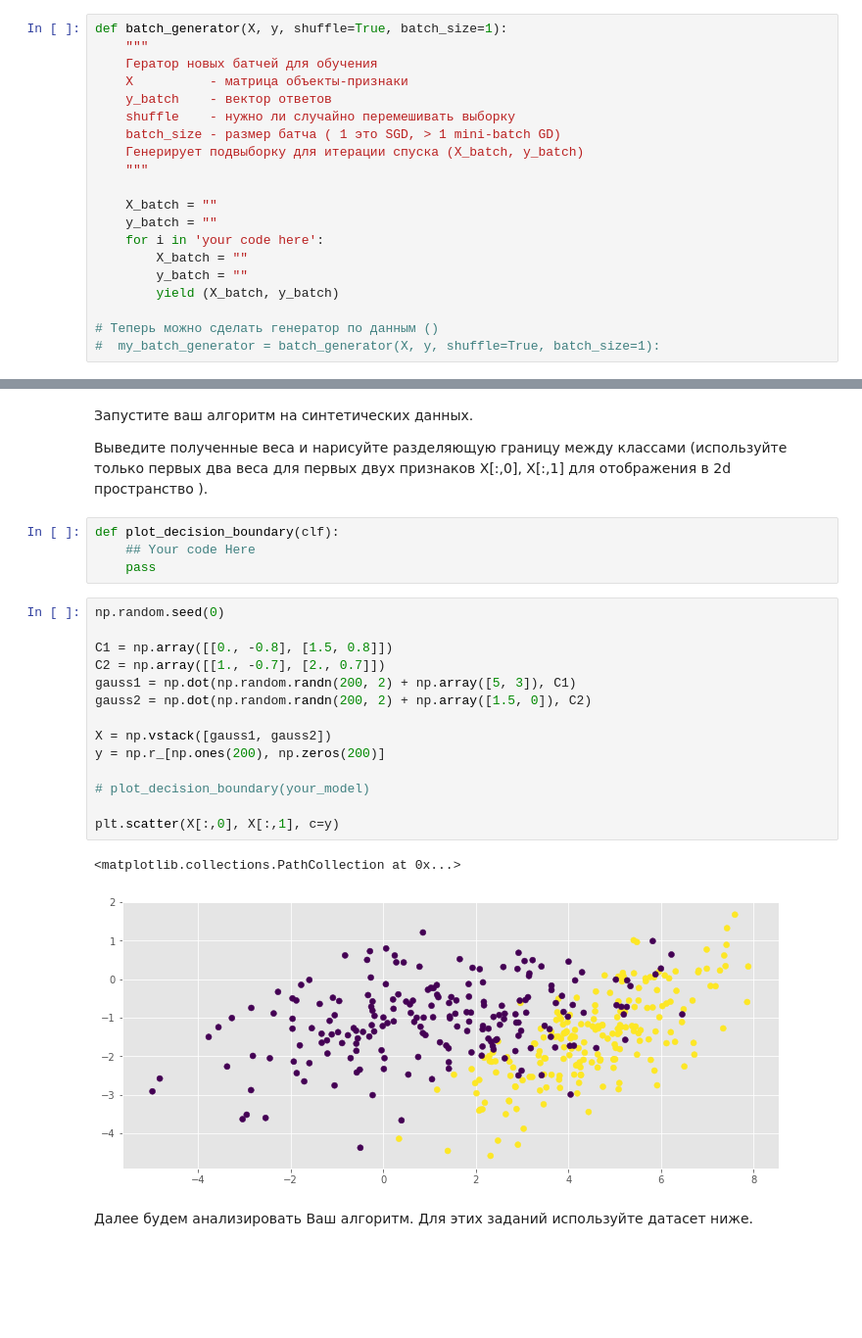
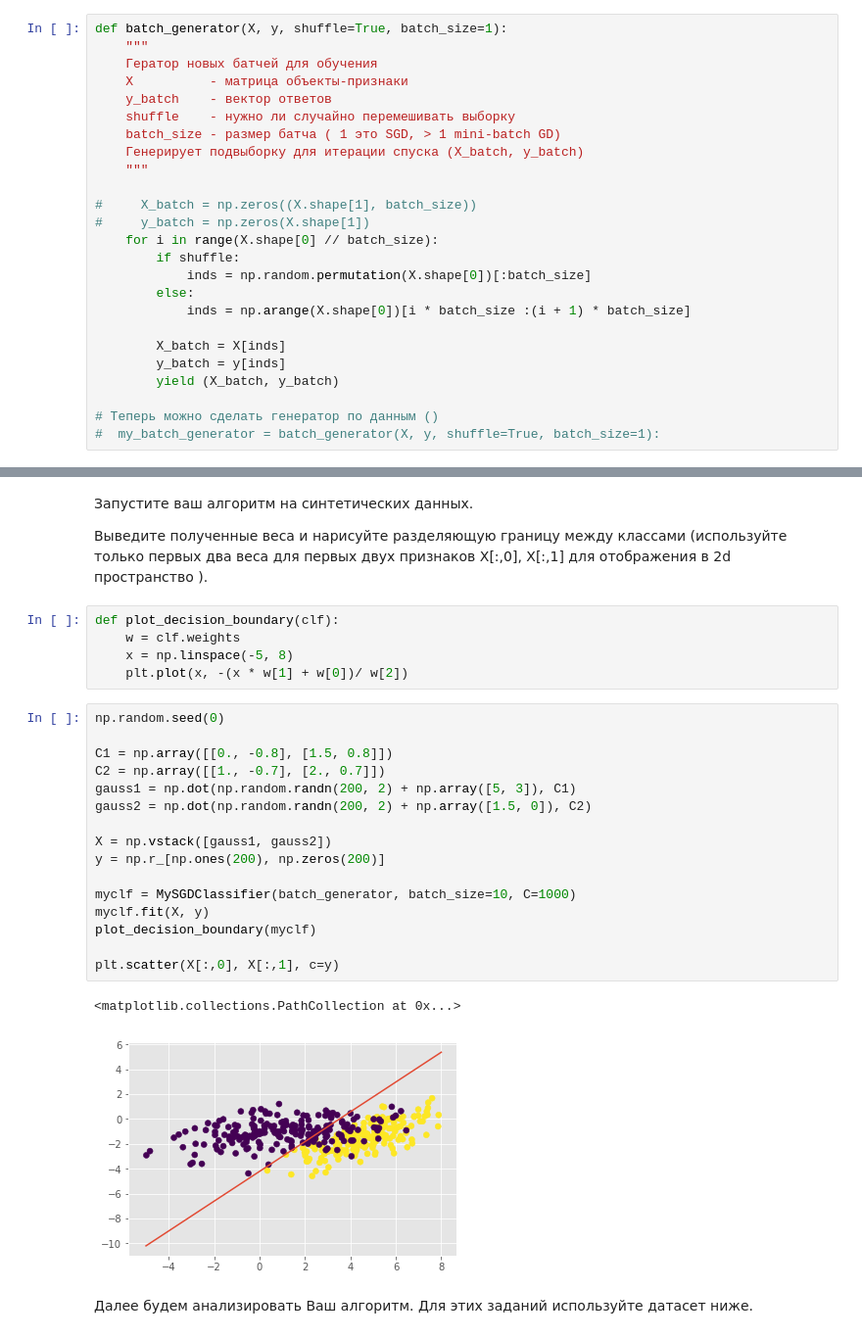
Before and after one commit to Dilshod070/SpereMailRu-AlgsAndStructures, a Jupyter notebook: Sapaev_hw3.ipynb, the cells around one changed output, grey strips where cells are left out. Shown at 98% size. Cells and saved outputs as stored; diff of their text form; blank space fills up the shorter version.

```diff
--- a/Sapaev_hw3.ipynb
+++ b/Sapaev_hw3.ipynb
@@ -248,11 +260,16 @@ def batch_generator(X, y, shuffle=True, batch_size=1):
     Генерирует подвыборку для итерации спуска (X_batch, y_batch)
     """
 
-    X_batch = ""
-    y_batch = ""
-    for i in 'your code here':
-        X_batch = ""
-        y_batch = ""
+#     X_batch = np.zeros((X.shape[1], batch_size))
+#     y_batch = np.zeros(X.shape[1])
+    for i in range(X.shape[0] // batch_size):
+        if shuffle:
+            inds = np.random.permutation(X.shape[0])[:batch_size]
+        else:
+            inds = np.arange(X.shape[0])[i * batch_size :(i + 1) * batch_size]
+
+        X_batch = X[inds]
+        y_batch = y[inds]
         yield (X_batch, y_batch)
 
 # Теперь можно сделать генератор по данным ()
@@ -361,27 +394,30 @@ class MySGDClassifier(BaseEstimator, ClassifierMixin):
 Запустите ваш алгоритм на синтетических данных.
 
 Выведите полученные веса и нарисуйте разделяющую границу между классами (используйте только первых два веса для первых двух признаков X[:,0], X[:,1] для отображения в 2d пространство ).
-# %%
-def plot_decision_boundary(clf):
-    ## Your code Here
-    pass
+# %%
+def plot_decision_boundary(clf):
+    w = clf.weights
+    x = np.linspace(-5, 8)
+    plt.plot(x, -(x * w[1] + w[0])/ w[2])
 # %%
 np.random.seed(0)
 
 C1 = np.array([[0., -0.8], [1.5, 0.8]])
 C2 = np.array([[1., -0.7], [2., 0.7]])
 gauss1 = np.dot(np.random.randn(200, 2) + np.array([5, 3]), C1)
 gauss2 = np.dot(np.random.randn(200, 2) + np.array([1.5, 0]), C2)
 
 X = np.vstack([gauss1, gauss2])
 y = np.r_[np.ones(200), np.zeros(200)]
 
-# plot_decision_boundary(your_model)
+myclf = MySGDClassifier(batch_generator, batch_size=10, C=1000)
+myclf.fit(X, y)
+plot_decision_boundary(myclf)
 
 plt.scatter(X[:,0], X[:,1], c=y)
 # %% [output]
 <matplotlib.collections.PathCollection at 0x...>
-[figure, old version]
+[figure, new version]
 # %% [markdown]
 Далее будем анализировать Ваш алгоритм.
 Для этих заданий используйте датасет ниже.
```
Also changed, not shown: parts of 28 cells of this notebook.
